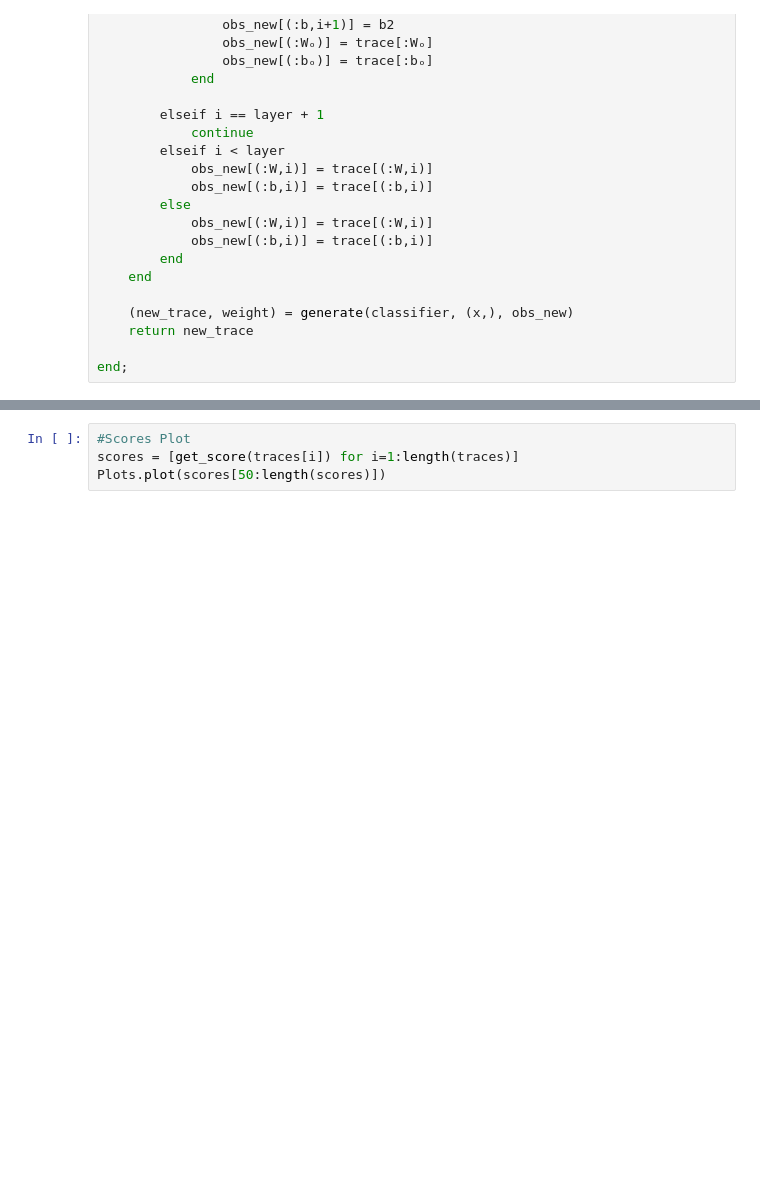
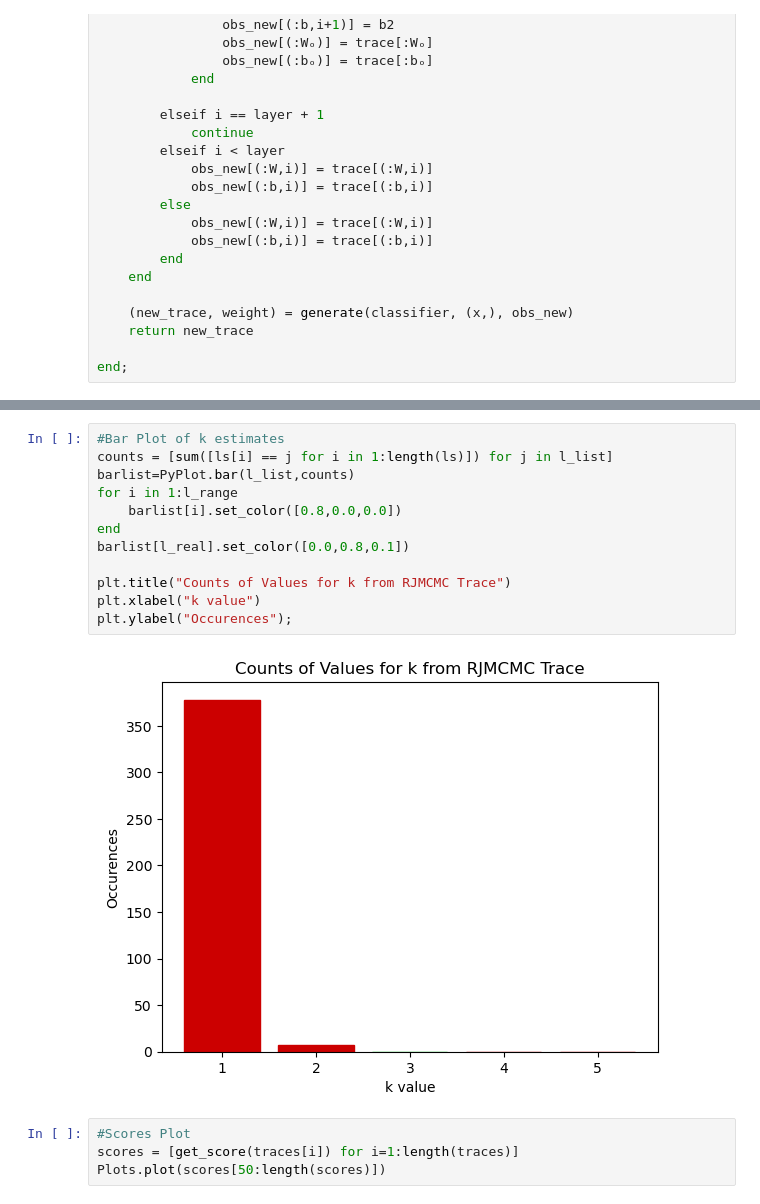
Before and after one commit to jberezow/RJMCMC, a Jupyter notebook: Thesis-LayerNet.ipynb, the cells around one changed output, grey strips where cells are left out. Drawn from its saved outputs; the diff is of its cells as text; blank space fills up the shorter version.

```diff
--- a/Thesis-LayerNet.ipynb
+++ b/Thesis-LayerNet.ipynb
@@ -729,4 +731,18 @@ Epoch 900 Layer Acceptance Prob: 0.021739130434782608
 InterruptException: InterruptException:
+# %%
+#Bar Plot of k estimates
+counts = [sum([ls[i] == j for i in 1:length(ls)]) for j in l_list]
+barlist=PyPlot.bar(l_list,counts)
+for i in 1:l_range
+    barlist[i].set_color([0.8,0.0,0.0])
+end
+barlist[l_real].set_color([0.0,0.8,0.1])
+
+plt.title("Counts of Values for k from RJMCMC Trace")
+plt.xlabel("k value")
+plt.ylabel("Occurences");
+# %% [output]
+[figure, added]
 # %%
 #Scores Plot
 scores = [get_score(traces[i]) for i=1:length(traces)]
```
Also changed, not shown: parts of 9 cells of this notebook, 1 other file.
